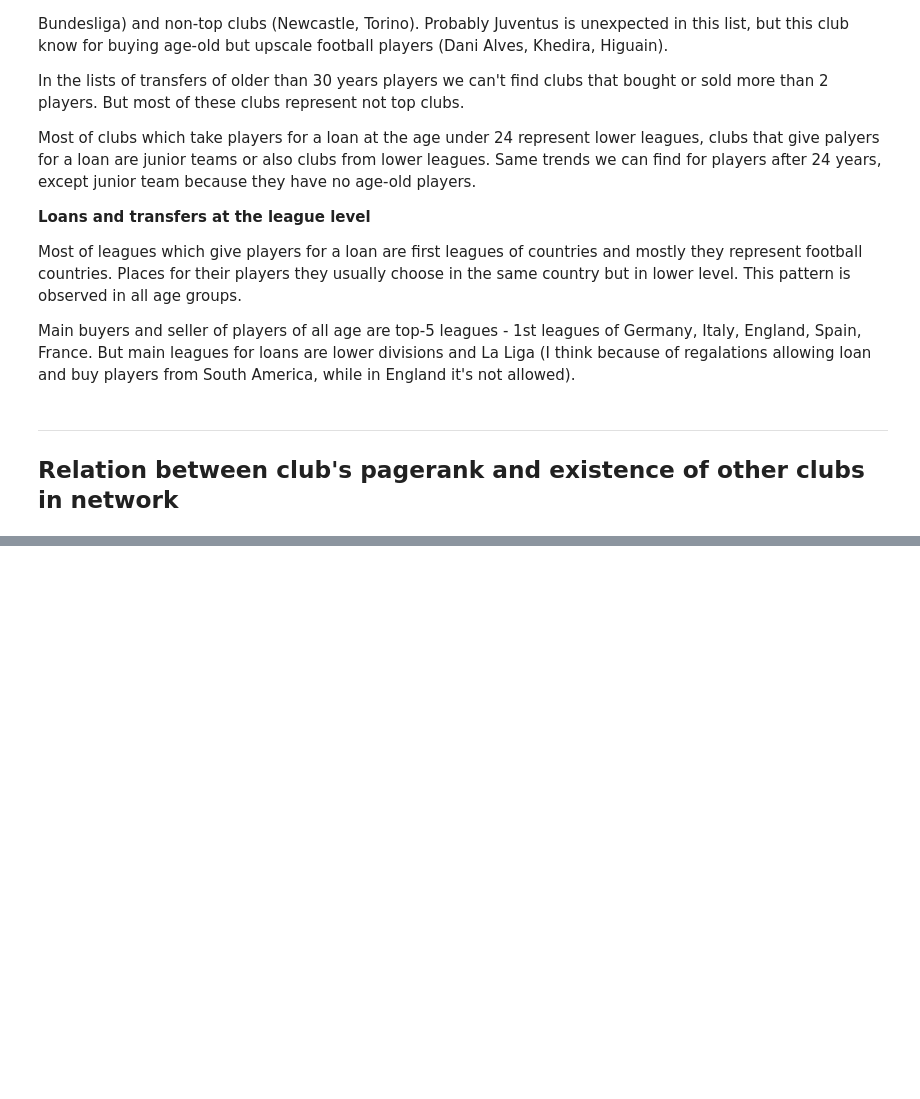
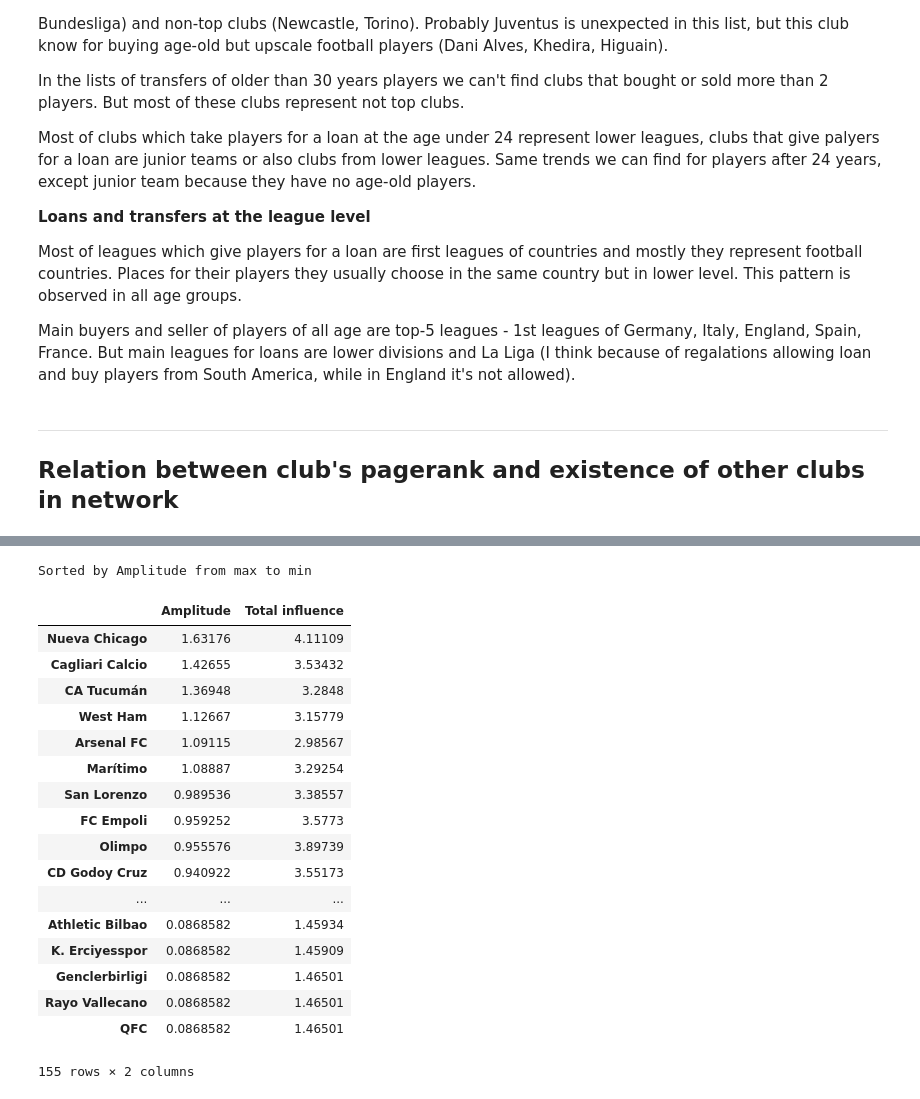
Before and after one commit to MGT-416/Team1FinalProject, a Jupyter notebook: 5. Age analysis and Pagerank influence analysis.ipynb, the cells around one changed output, grey strips where cells are left out. Cells and saved outputs as stored; diff of their text form; code cells hidden in the pictures; blank space fills up the shorter version.

```diff
--- a/5. Age analysis and Pagerank influence analysis.ipynb
+++ b/5. Age analysis and Pagerank influence analysis.ipynb
@@ -771,0 +710,23 @@ results
+# %%
+print('Sorted by Amplitude from max to min')
+sensitivity.sort_values(by = 'Amplitude', ascending = False)
+# %% [output]
+Sorted by Amplitude from max to min
+|  | Amplitude | Total influence |
+| Nueva Chicago | 1.63176 | 4.11109 |
+| Cagliari Calcio | 1.42655 | 3.53432 |
+| CA Tucumán | 1.36948 | 3.2848 |
+| West Ham | 1.12667 | 3.15779 |
+| Arsenal FC | 1.09115 | 2.98567 |
+| Marítimo | 1.08887 | 3.29254 |
+| San Lorenzo | 0.989536 | 3.38557 |
+| FC Empoli | 0.959252 | 3.5773 |
+| Olimpo | 0.955576 | 3.89739 |
+| CD Godoy Cruz | 0.940922 | 3.55173 |
+| ... | ... | ... |
+| Athletic Bilbao | 0.0868582 | 1.45934 |
+| K. Erciyesspor | 0.0868582 | 1.45909 |
+| Genclerbirligi | 0.0868582 | 1.46501 |
+| Rayo Vallecano | 0.0868582 | 1.46501 |
+| QFC | 0.0868582 | 1.46501 |
+155 rows × 2 columns
```
Also changed, not shown: parts of 16 cells of this notebook.
